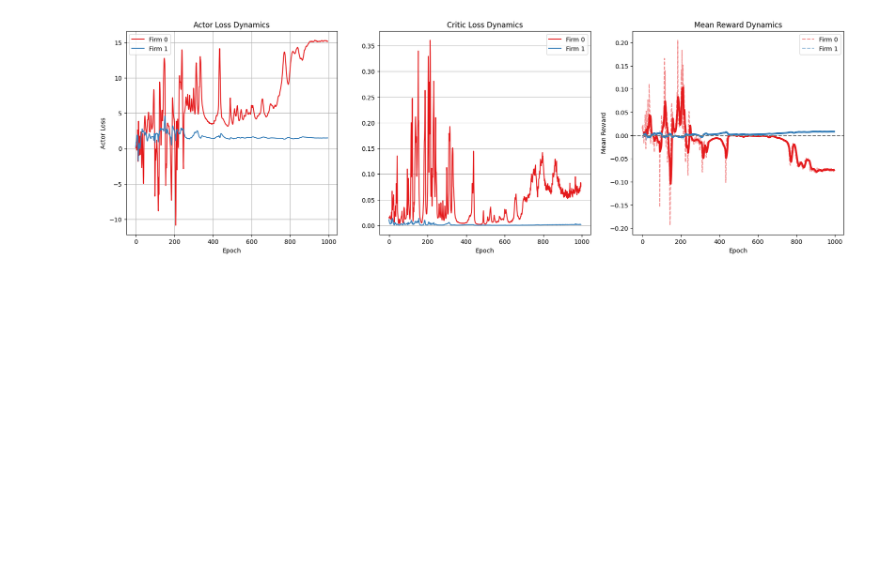
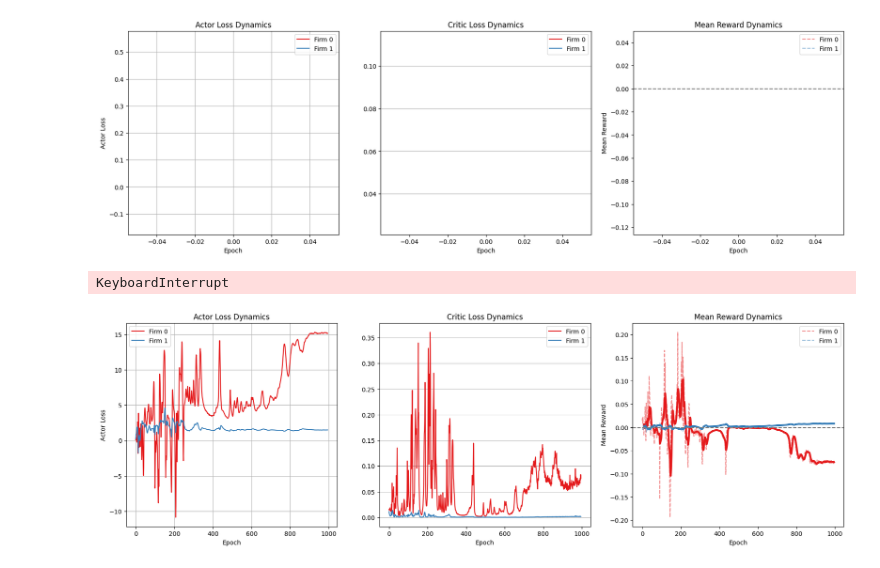
Before and after one commit to dogfew/diploma, a Jupyter notebook: test_batched.ipynb, the cells around one changed output. Cells and saved outputs as stored; diff of their text form; code cells hidden in the pictures; blank space fills up the shorter version.

```diff
--- a/test_batched.ipynb
+++ b/test_batched.ipynb
@@ -12,7 +10,7 @@ tensor([10., 10., 10.])
 torch.manual_seed(123)
 torch.backends.cudnn.deterministic = True
 device = 'cuda'
-market_kwargs = dict(start_volumes=5, base_price=10, start_gains=250, deprecation_steps=3)
+market_kwargs = dict(start_volumes=5, base_price=10, start_gains=250, deprecation_steps=1)
 prod_functions = [
     BatchedLeontief(torch.tensor([1, 0]), torch.tensor([0, 2]), device=device),
     BatchedLeontief(torch.tensor([0, 1]), torch.tensor([2, 0]), device=device),
@@ -28,6 +26,13 @@ env = BatchedEnvironment(market_kwargs,
                          batch_size=1)
 critic = CentralizedCritic2
 trainer = TrainerSAC(env, q_critic=critic, batch_size=512)
+# %%
+env.change_batch_size(512)
+env.reset()
+trainer.train(1000, episode_length=30)
+# %% [output]
+[figure, added]
+KeyboardInterrupt
 # %%
 env.change_batch_size(512)
 env.reset()
```
Also changed, not shown: parts of 1 cell of this notebook, 2 other files.
